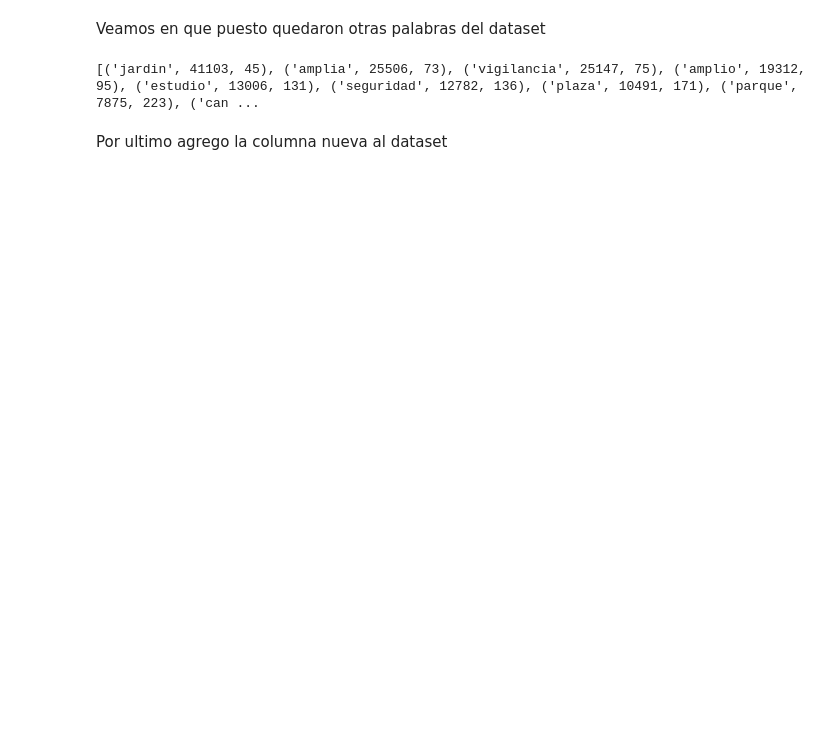
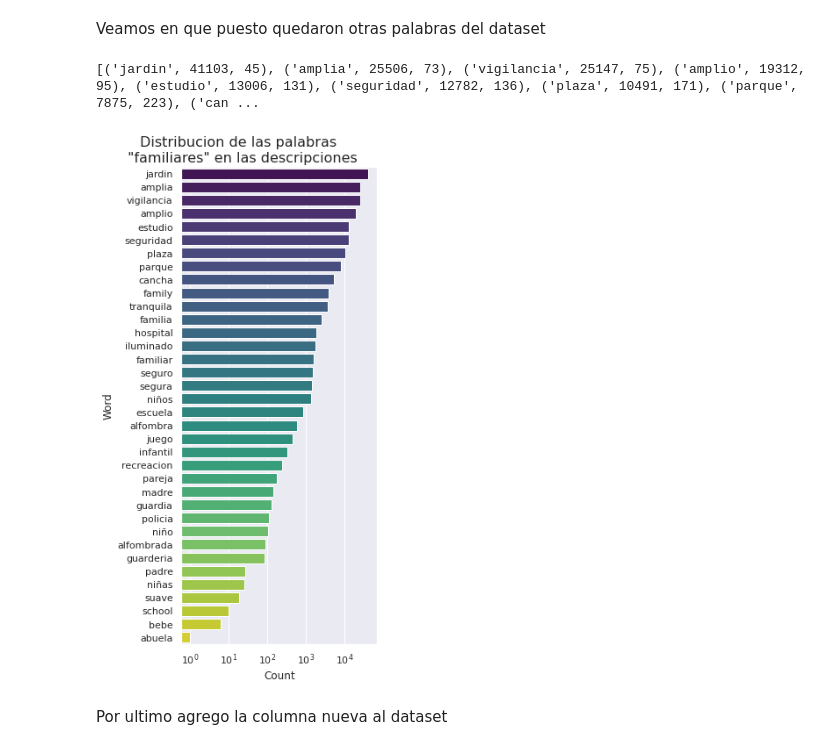
Before and after one commit to davidvenegasr/TP3-MetNum, a Jupyter notebook: notebooks/Exp3.ipynb, the cells around one changed output. Cells and saved outputs as stored; diff of their text form; code cells hidden in the pictures; blank space fills up the shorter version.

```diff
--- a/notebooks/Exp3.ipynb
+++ b/notebooks/Exp3.ipynb
@@ -149,6 +153,20 @@ for word in most_occur:
 print(words_in_most_common)
 # %% [output]
 [('jardin', 41103, 45), ('amplia', 25506, 73), ('vigilancia', 25147, 75), ('amplio', 19312, 95), ('estudio', 13006, 131), ('seguridad', 12782, 136), ('plaza', 10491, 171), ('parque', 7875, 223), ('can ...
+# %%
+import matplotlib
+# Ploteamos los resultados
+plt.figure(figsize=(4, 10))
+df_2 = pd.DataFrame(words_in_most_common, columns = ['Word', 'Count', "Position"])
+sns.set()
+barplot = sns.barplot(data=df_2, x='Count',y='Word', palette="viridis")
+#plt.xticks(rotation=45)
+barplot.set_xscale('log')
+barplot.set_title('Distribucion de las palabras \n "familiares" en las descripciones', fontdict={'fontsize':16}, x=0.3)
+plt.savefig("Exp3/Distribucion-de-las-palabras-del-dicc-family-en-las-descripciones.png", bbox_inches = "tight")
+plt.show()
+# %% [output]
+[figure, added]
 # %% [markdown]
 Por ultimo agrego la columna nueva al dataset
 # %%
```
Also changed, not shown: parts of 2 cells of this notebook, 2 other files.
